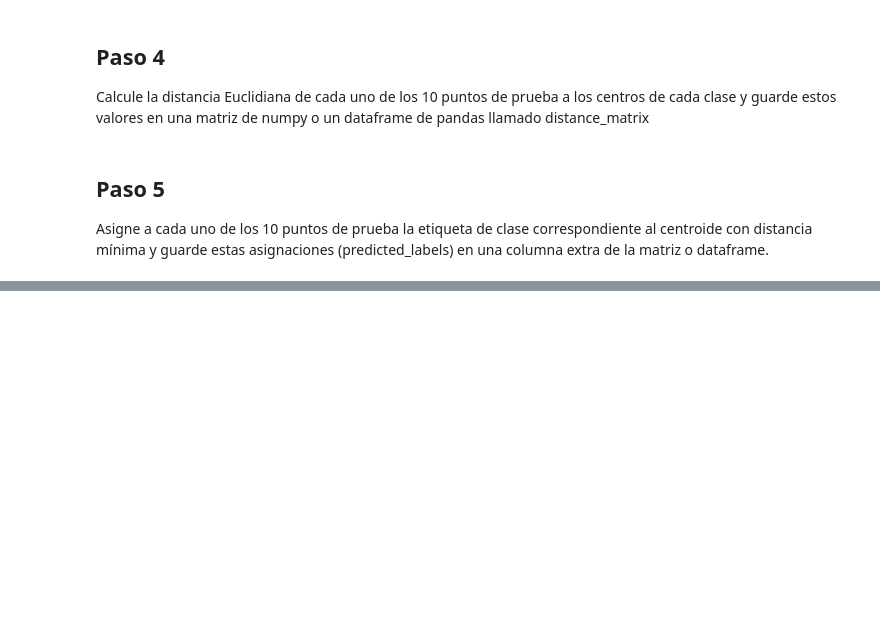
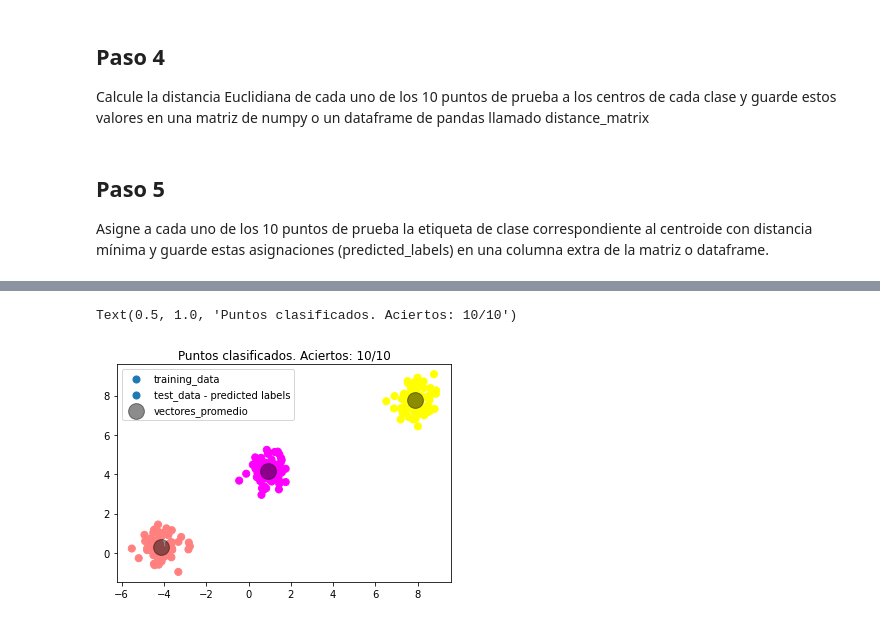
Before and after one commit to Edgar-La/Machine_Learning, a Jupyter notebook: Minimum_Euclidean_distance_classifier/MEDC.ipynb, the cells around one changed output, grey strips where cells are left out. Drawn from its saved outputs; the diff is of its cells as text; code cells hidden in the pictures; blank space fills up the shorter version.

```diff
--- a/Minimum_Euclidean_distance_classifier/MEDC.ipynb
+++ b/Minimum_Euclidean_distance_classifier/MEDC.ipynb
@@ -70,0 +100,13 @@ Asigne a cada uno de los 10 puntos de prueba la etiqueta de clase correspondient
+# %%
+def comparar_labels(labels, predicted_labels):
+  aciertos = 0; errores = 0;
+  for n in range(len(predicted_labels)):
+    if labels[n] == predicted_labels[n]:
+      aciertos += 1
+    else:
+      errores+=1
+  print('labesl = ', labels)
+  print('predicted_labels = ', predicted_labels)
+  print('aciertos: ', aciertos)
+  print('errores: ', errores)
+  return aciertos, errores
@@ -80,0 +148,6 @@ distance_matrix = distancia_euclidiana(test_data, vectores_promedio)
+# %%
+#Paso 5
+predicted_labels, extended_distance_matrix = asignar_membresia(distance_matrix, test_data)
+print('predicted_labels = ', predicted_labels)
+print('Extended matrix = \n')
+print(extended_distance_matrix)
@@ -80,0 +190,9 @@ distance_matrix = distancia_euclidiana(test_data, vectores_promedio)
+# %%
+plt.scatter(training_data[:,0], training_data[:,1], c=labels, s=50, cmap='spring', label = 'training_data')
+plt.scatter(test_data[:,0], test_data[:,1], c=predicted_labels, s=50,  cmap='spring', label = 'test_data - predicted labels')
+plt.scatter(vectores_promedio[:,0], vectores_promedio[:,1], c='black', s=250, alpha = .45, label = 'vectores_promedio')
+plt.legend()
+plt.title('Puntos clasificados. Aciertos: ' + str(aciertos) + '/' + str(aciertos+errores))
+# %% [output]
+Text(0.5, 1.0, 'Puntos clasificados. Aciertos: 10/10')
+[figure, added]
```
Also changed, not shown: parts of 12 cells of this notebook.
